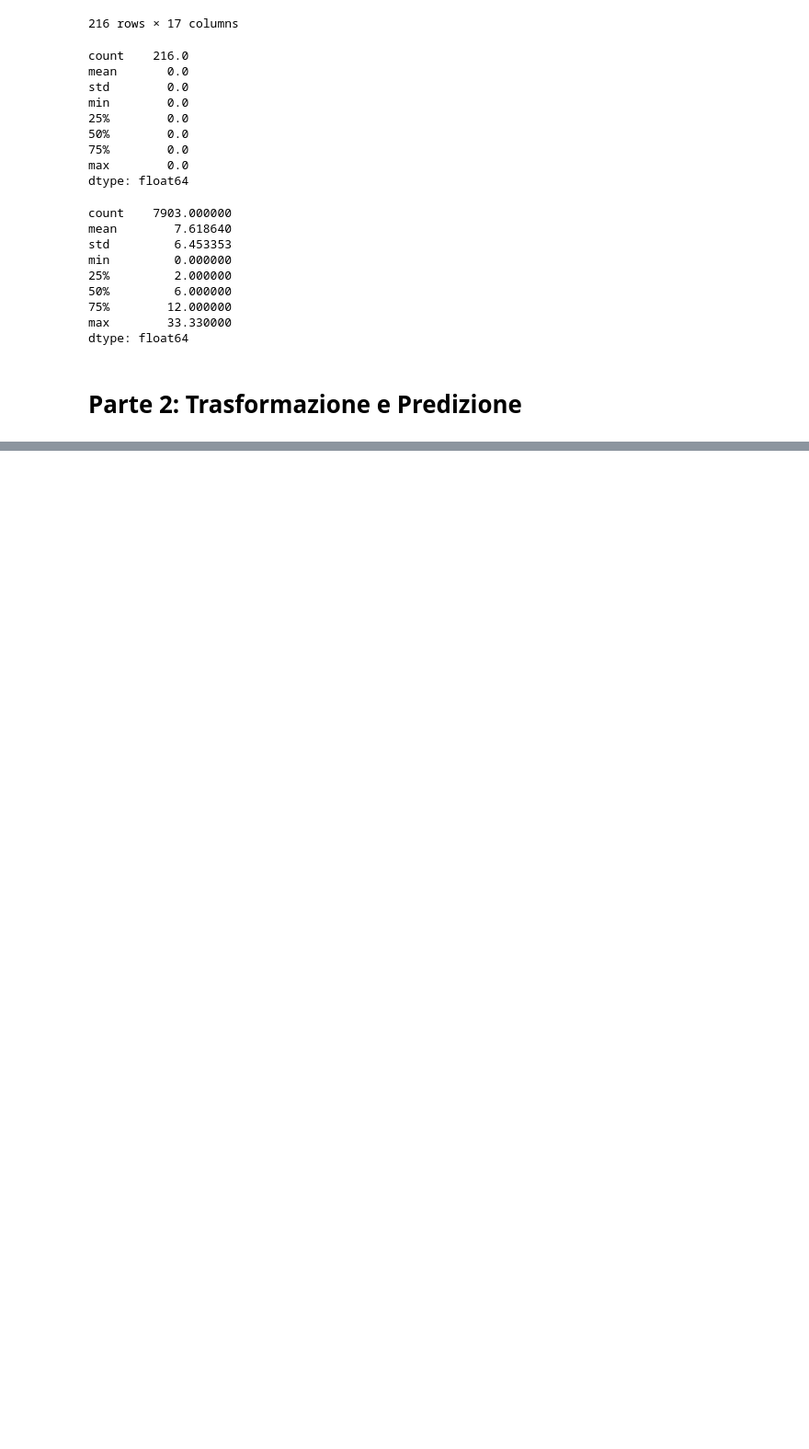
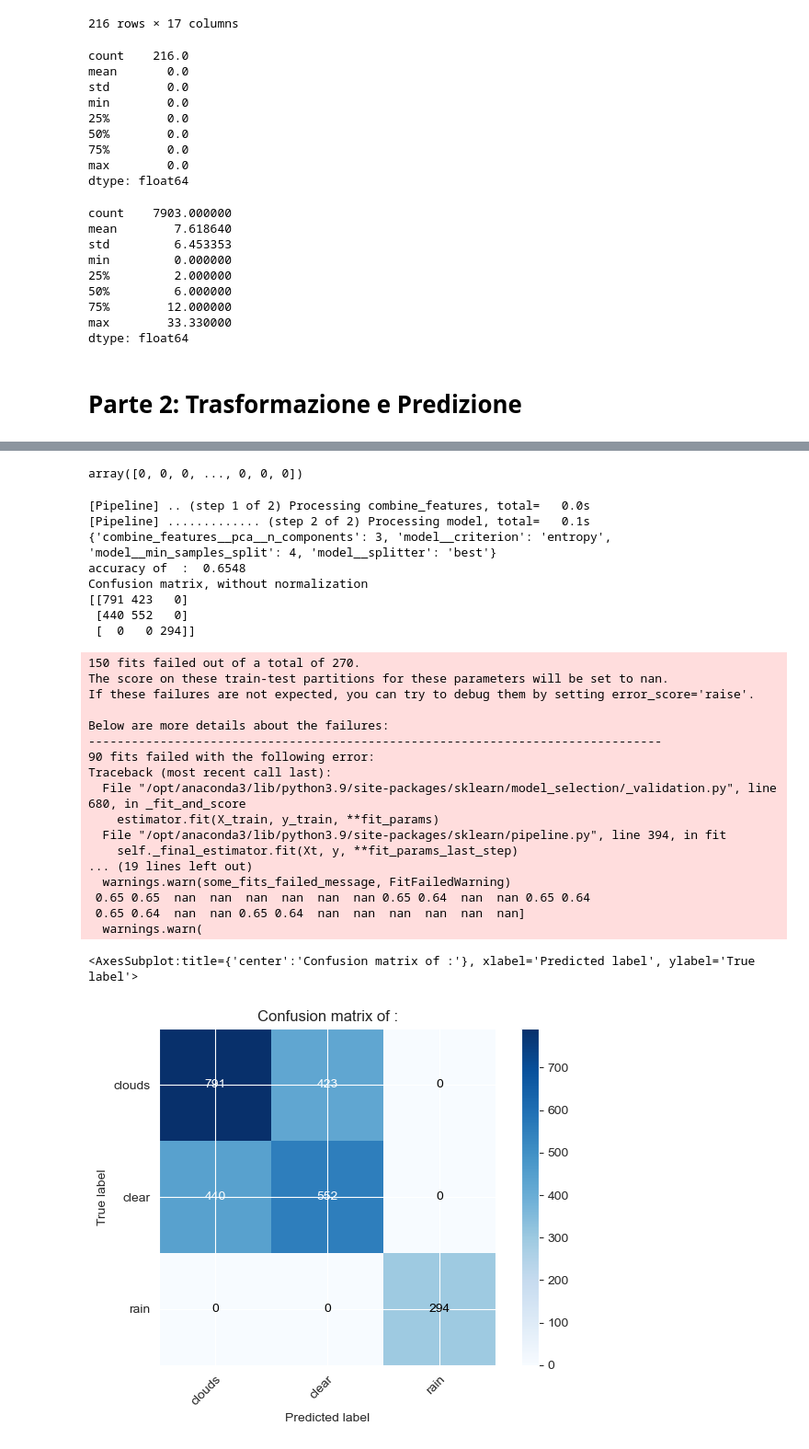
Before and after one commit to Rdm-Nico/BDTA, a Jupyter notebook: Esercitazioni/Esami/28_01_2020.ipynb, the cells around one changed output, grey strips where cells are left out. Shown: that part at 92% size. Cells and saved outputs as stored; diff of their text form; code cells hidden in the pictures; blank space fills up the shorter version.

```diff
--- a/Esercitazioni/Esami/28_01_2020.ipynb
+++ b/Esercitazioni/Esami/28_01_2020.ipynb
@@ -276,0 +622,3 @@ dtype: float64
+# %%
+weather_test = pd.read_csv("Data/weather_test.csv")
+weather_test
@@ -276,0 +639,3 @@ dtype: float64
+# %%
+names =  ["dt_iso","city_name","weather_description", "weather_icon","weather_id", "clouds_all","Unnamed: 0"]
+weather_test = Eliminate_cols(weather_test,names)
@@ -276,0 +658,4 @@ dtype: float64
+# %%
+y = pd.read_csv("Data/class.csv")
+y = y.drop("Unnamed: 0",axis=1)
+y
@@ -276,0 +676,43 @@ dtype: float64
+# %%
+y = encoder.fit_transform(y)
+y
+# %% [output]
+array([0, 0, 0, ..., 0, 0, 0])
+# %%
+X_train, X_test, y_train, y_test = train_test_split(weather_test, y,random_state=0)
+gs = GridSearchCV(pipeline,params,n_jobs=-1)
+
+gs.fit(X_train,y_train)
+pred = gs.predict(X_test)
+print(gs.best_params_)
+score = accuracy_score(y_test,pred)
+print('accuracy of  : ',score)
+plot_confusion_matrix(y_test, pred, classes=class_names, title='Confusion matrix of :')
+# %% [output]
+[Pipeline] .. (step 1 of 2) Processing combine_features, total=   0.0s
+[Pipeline] ............. (step 2 of 2) Processing model, total=   0.1s
+{'combine_features__pca__n_components': 3, 'model__criterion': 'entropy', 'model__min_samples_split': 4, 'model__splitter': 'best'}
+accuracy of  :  0.6548
+Confusion matrix, without normalization
+[[791 423   0]
+ [440 552   0]
+ [  0   0 294]]
+150 fits failed out of a total of 270.
+The score on these train-test partitions for these parameters will be set to nan.
+If these failures are not expected, you can try to debug them by setting error_score='raise'.
+
+Below are more details about the failures:
+--------------------------------------------------------------------------------
+90 fits failed with the following error:
+Traceback (most recent call last):
+  File "/opt/anaconda3/lib/python3.9/site-packages/sklearn/model_selection/_validation.py", line 680, in _fit_and_score
+    estimator.fit(X_train, y_train, **fit_params)
+  File "/opt/anaconda3/lib/python3.9/site-packages/sklearn/pipeline.py", line 394, in fit
+    self._final_estimator.fit(Xt, y, **fit_params_last_step)
+... (19 lines left out)
+  warnings.warn(some_fits_failed_message, FitFailedWarning)
+ 0.65 0.65  nan  nan  nan  nan  nan  nan 0.65 0.64  nan  nan 0.65 0.64
+ 0.65 0.64  nan  nan 0.65 0.64  nan  nan  nan  nan  nan  nan]
+  warnings.warn(
+<AxesSubplot:title={'center':'Confusion matrix of :'}, xlabel='Predicted label', ylabel='True label'>
+[figure, added]
```
Also changed, not shown: parts of 33 cells of this notebook.
